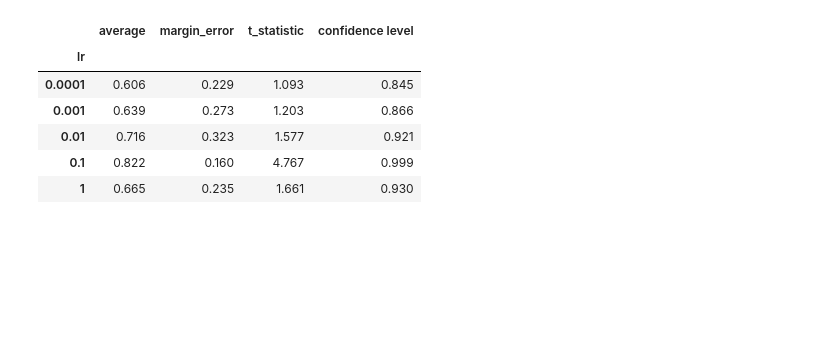
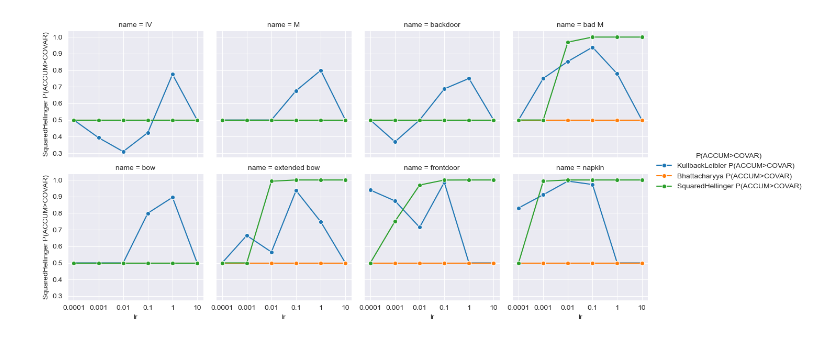
Before and after one commit to msaremi/sn2, a Jupyter notebook: experiments/numerical_stability.ipynb, the cells around one changed output. Cells and saved outputs as stored; diff of their text form; code cells hidden in the pictures; blank space fills up the shorter version.

```diff
--- a/experiments/numerical_stability.ipynb
+++ b/experiments/numerical_stability.ipynb
@@ -91,22 +95,11 @@ grid.add_legend(title="Method")
-# %%
-stats_df = pd.DataFrame()
-n = len(df['name'].unique())
-alpha = 0.05
-
-stats_df['average'] = df.groupby(['lr'])[f"prob_{methods[0]}_better"].mean()
-std = df.groupby(['lr'])[f"prob_{methods[0]}_better"].std(ddof=1)
-t_critical = stats.t.ppf(1 - alpha/2, df=n-1)
-stats_df['margin_error'] = t_critical * (std / np.sqrt(n))
-
-stats_df['t_statistic'] = (stats_df['average'] - 0.5) / (std / np.sqrt(n))
-stats_df['confidence level'] = stats.t.cdf(stats_df['t_statistic'], df=n-1)
-
-stats_df.round(3)
-# %% [output]
-|  | average | margin_error | t_statistic | confidence level |
-| lr |  |  |  |  |
-| 0.0001 | 0.606 | 0.229 | 1.093 | 0.845 |
-| 0.001 | 0.639 | 0.273 | 1.203 | 0.866 |
-| 0.01 | 0.716 | 0.323 | 1.577 | 0.921 |
-| 0.1 | 0.822 | 0.160 | 4.767 | 0.999 |
-| 1 | 0.665 | 0.235 | 1.661 | 0.930 |
+# %%
+grid = sns.FacetGrid(df, col="name", palette="tab20c", col_wrap=4, height=3)
+palette = sns.color_palette("tab10")
+
+for i, loss in enumerate(losses):
+    grid.map(sns.lineplot, "lr", column := f"{loss} P({methods[0]}>{methods[1]})", label=column, color=palette[i], marker='o')
+
+grid.add_legend(title=f"P({methods[0]}>{methods[1]})")
+plt.show()
+# %% [output]
+[figure, added]
```
Also changed, not shown: parts of 5 cells of this notebook, 9 other files.
